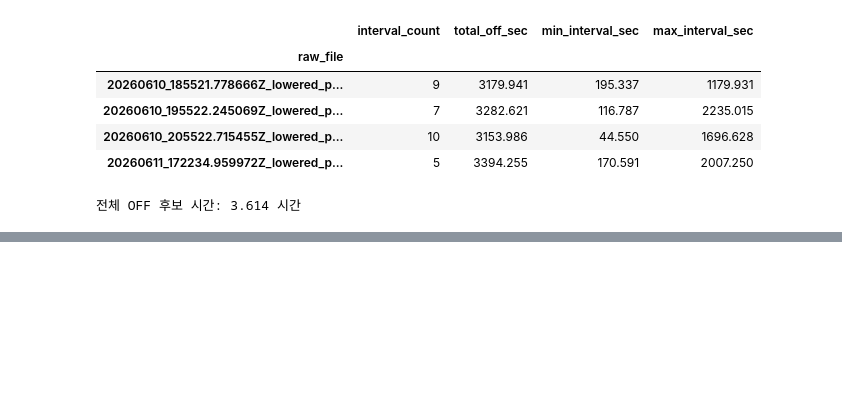
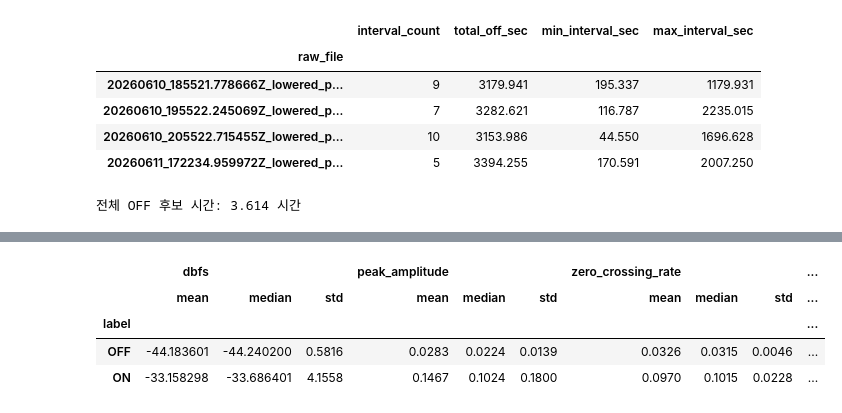
Before and after one commit to tnwlvos/Purdue-AI-education-Muchine-Learning-, a Jupyter notebook: PurdueAI_Final_project.ipynb, the cells around one changed output, grey strips where cells are left out. Cells and saved outputs as stored; diff of their text form; code cells hidden in the pictures; blank space fills up the shorter version.

```diff
--- a/PurdueAI_Final_project.ipynb
+++ b/PurdueAI_Final_project.ipynb
@@ -1566,0 +2075,24 @@ OFF 후보 구간 수: 31
+# %%
+feature_columns = [
+    "dbfs",
+    "peak_amplitude",
+    "zero_crossing_rate",
+    "spectral_centroid_hz",
+    "spectral_rolloff_hz",
+    "spectral_flatness",
+]
+
+feature_summary = (
+    development_features
+    .groupby("label")[feature_columns]
+    .agg(["mean", "median", "std"])
+    .round(4)
+)
+
+display(feature_summary)
+# %% [output]
+|  | dbfs |  |  | peak_amplitude |  |  | zero_crossing_rate |  |  | ... |
+|  | mean | median | std | mean | median | std | mean | median | std | ... |
+| label |  |  |  |  |  |  |  |  |  | ... |
+| OFF | -44.183601 | -44.240200 | 0.5816 | 0.0283 | 0.0224 | 0.0139 | 0.0326 | 0.0315 | 0.0046 | ... |
+| ON | -33.158298 | -33.686401 | 4.1558 | 0.1467 | 0.1024 | 0.1800 | 0.0970 | 0.1015 | 0.0228 | ... |
```
Also changed, not shown: parts of 14 cells of this notebook.
